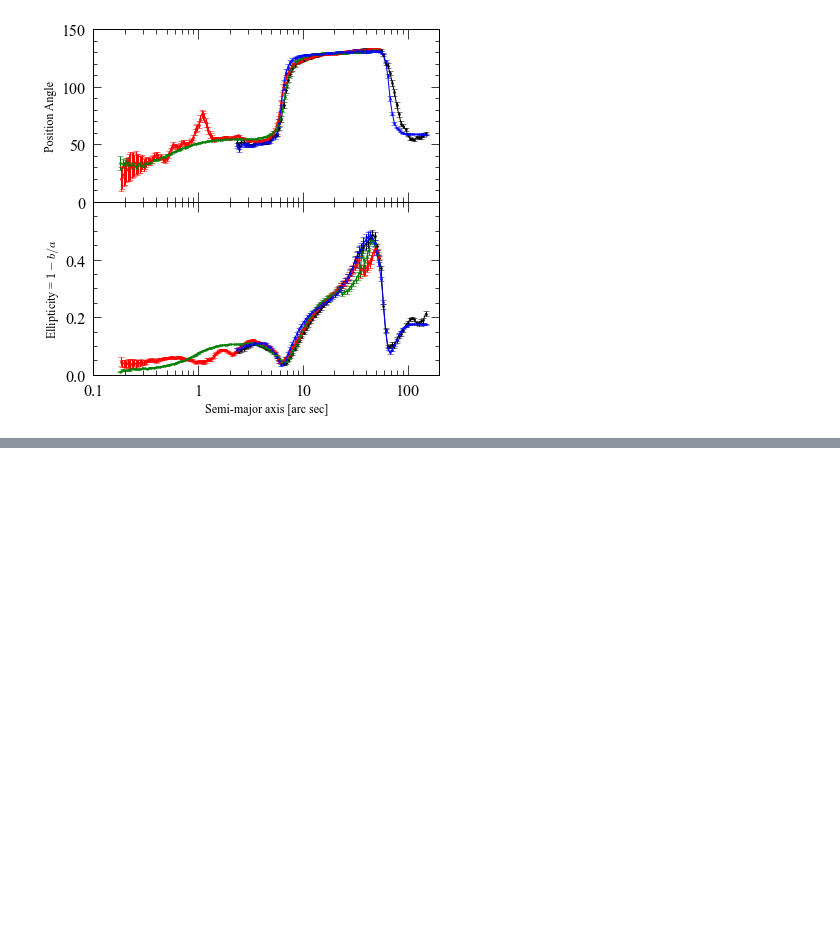
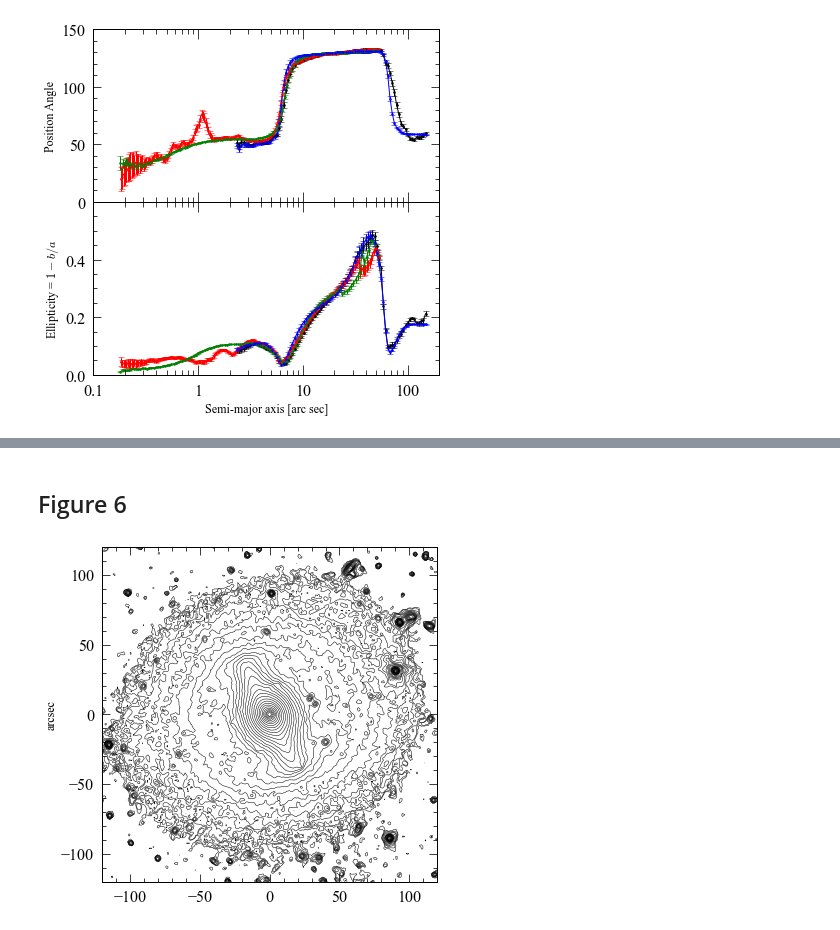
Before and after one commit to perwin/n4608-n4643, a Jupyter notebook: n4608n4643_figures_for_paper.ipynb, the cells around one changed output, grey strips where cells are left out. Drawn from its saved outputs; the diff is of its cells as text; code cells hidden in the pictures; blank space fills up the shorter version.

```diff
--- a/n4608n4643_figures_for_paper.ipynb
+++ b/n4608n4643_figures_for_paper.ipynb
@@ -138,0 +183,13 @@ if savePlots:
+# %% [markdown]
+## Figure 6
+# %%
+n4608irac1ss_im = fits.getdata(dataDir+"spitzer_images/n4608irac1ss_adu_derot.fits")
+n4608irac1ss_im_m5 = median_filter(n4608irac1ss_im, 5)
+model_irac1 = fits.getdata(dataDir + "model_images/n4608irac1_model_derot.fits")
+model_irac1_m5 = median_filter(model_irac1, 5)
+# %%
+pu.nicecont(n4608irac1ss_im_m5, 931,1189,400, log=True,levels=np.arange(0.7,4.0,0.1), pix=0.6,printAxisLabels='y',axisLabel='arcsec')
+if savePlots:
+    savefig(fplots+"n4608_irac1ss_m5_cont400_240x240arcsec.pdf")
+# %% [output]
+[figure, added]
```
Also changed, not shown: parts of 27 cells of this notebook, 6 other files.
